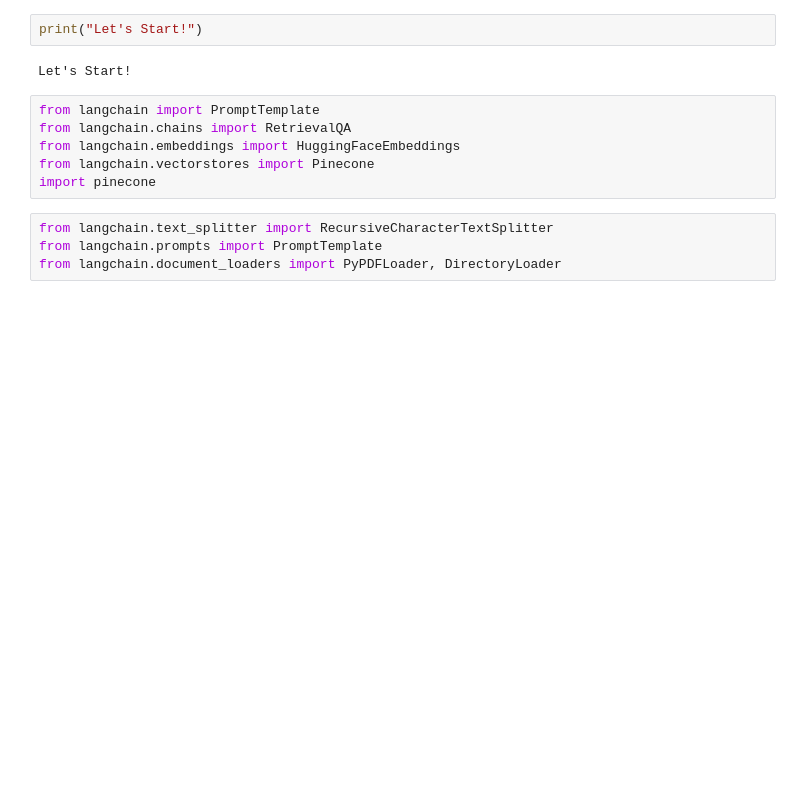
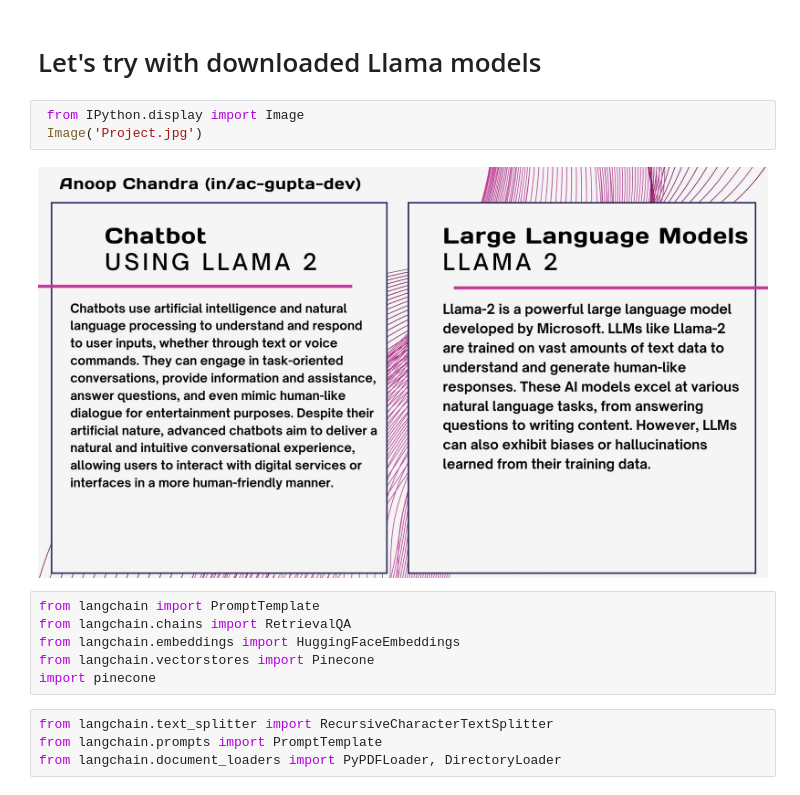
Before and after one commit to anoopgupta112/Statistics-Chatbot, a Jupyter notebook: research/Downloaded_model_trials.ipynb, the cells around one changed output. Drawn from its saved outputs; the diff is of its cells as text; blank space fills up the shorter version.

```diff
--- a/research/Downloaded_model_trials.ipynb
+++ b/research/Downloaded_model_trials.ipynb
@@ -1,7 +1,10 @@
-# %%
-print("Let's Start!")
-# %% [output]
-Let's Start!
+# %% [markdown]
+# Let's try with downloaded Llama models
+# %%
+ from IPython.display import Image
+ Image('Project.jpg')
+# %% [output]
+[figure, added]
 # %%
 from langchain import PromptTemplate
 from langchain.chains import RetrievalQA
```
Also changed, not shown: parts of 3 cells of this notebook, 4 other files.
